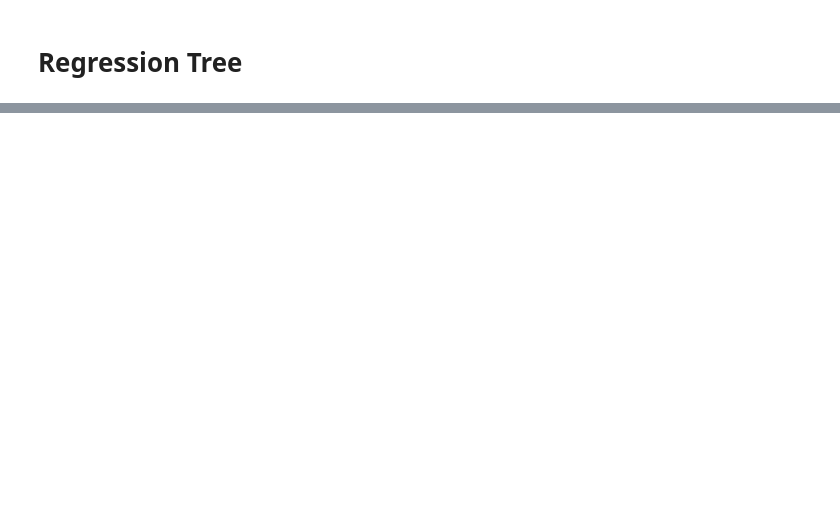
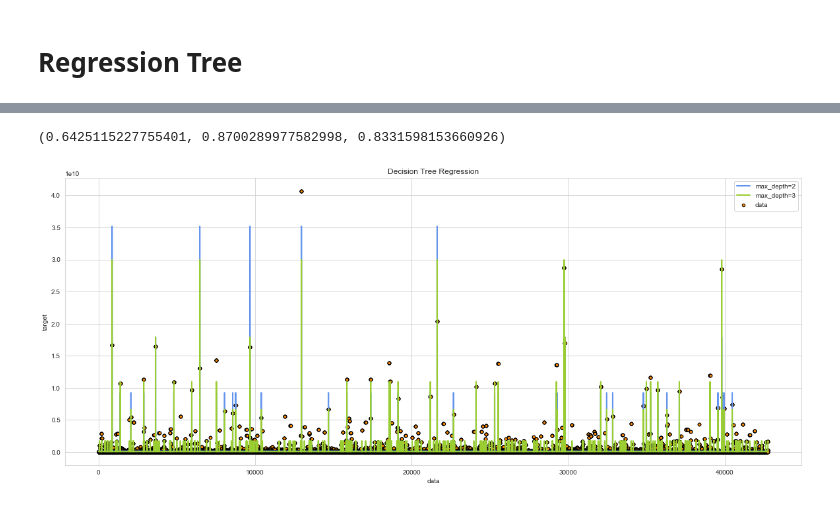
Before and after one commit to LindseyMoser/DSI_Capstone_B, a Jupyter notebook: 1_Data/Model_RegressionTree_fromscript.ipynb, the cells around one changed output, grey strips where cells are left out. Saved outputs shown, nothing was run; the diff lists cells and outputs as text; code cells hidden in the pictures; blank space fills up the shorter version.

```diff
--- a/1_Data/Model_RegressionTree_fromscript.ipynb
+++ b/1_Data/Model_RegressionTree_fromscript.ipynb
@@ -95,0 +127,27 @@ dtr2.score(X,y)
+# %%
+df15 = get_data(2015)
+# %%
+df15_clean = clean_data(df15,2015)
+# %%
+X15 = df15_clean[['eir', 'part_cnt_2015', 'fndng_tgt_2015', 'tgt_nrml_cost_2015','pmts_to_part_2015']]
+y15 = df15_clean['fndng_tgt_2016']
+# %%
+dtr1.score(X15,y15), dtr2.score(X15,y15), dtr3.score(X15,y15)
+# %% [output]
+(0.6425115227755401, 0.8700289977582998, 0.8331598153660926)
+# %%
+y_1_15 = dtr1.predict(X15)
+y_2_15 = dtr2.predict(X15)
+# %%
+plt.figure(figsize=(20,8))
+xx = np.linspace(0, len(X15), num=len(X15))
+plt.scatter(xx, y15, s=20, edgecolor="black", c="darkorange", label="data")
+plt.plot(xx, y_1_15, color="cornflowerblue", label="max_depth=2", linewidth=2)
+plt.plot(xx, y_2_15, color="yellowgreen", label="max_depth=3", linewidth=2)
+plt.xlabel("data")
+plt.ylabel("target")
+plt.title("Decision Tree Regression")
+plt.legend()
+plt.show()
+# %% [output]
+[figure, added]
```
Also changed, not shown: parts of 30 cells of this notebook, 1 other file.
